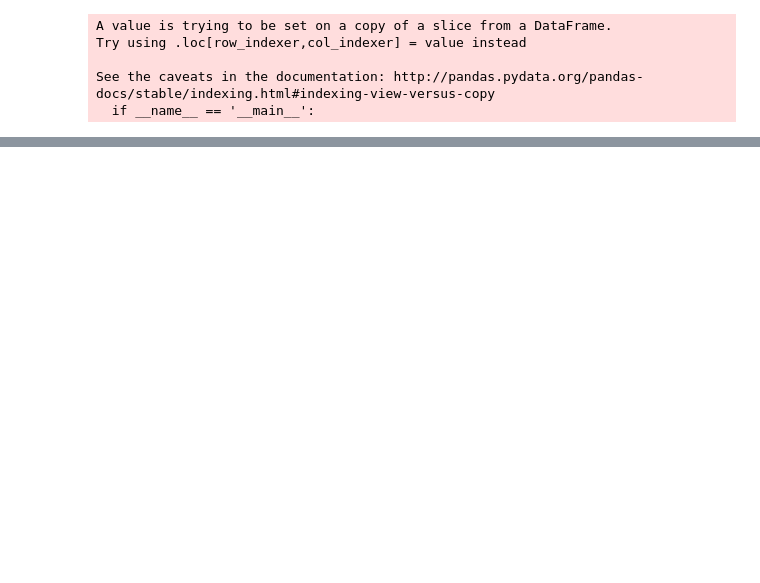
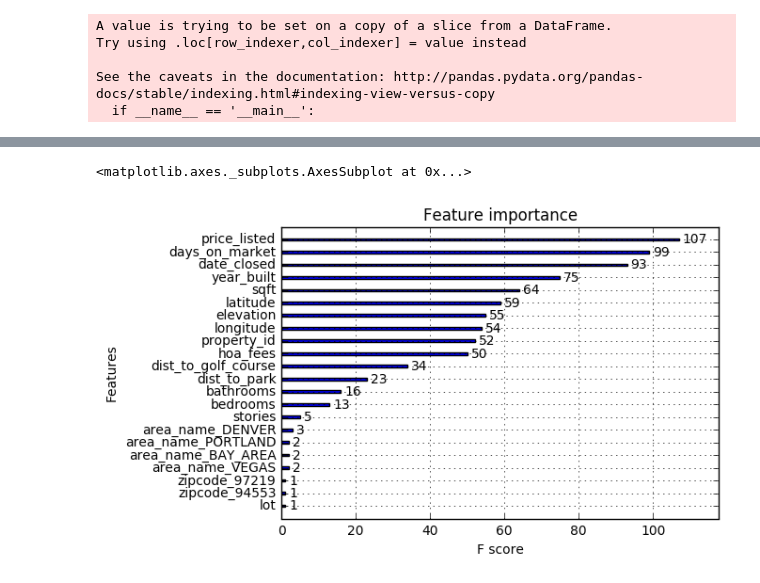
Before and after one commit to ivoytov/rentalnerd, a Jupyter notebook: scraper/predict_sale_above_list.ipynb, the cells around one changed output, grey strips where cells are left out. Cells and saved outputs as stored; diff of their text form; code cells hidden in the pictures; blank space fills up the shorter version.

```diff
--- a/scraper/predict_sale_above_list.ipynb
+++ b/scraper/predict_sale_above_list.ipynb
@@ -420,0 +412,5 @@ output.tail(5)
+# %%
+xgb.plot_importance(xgb_model)
+# %% [output]
+<matplotlib.axes._subplots.AxesSubplot at 0x...>
+[figure, added]
```
Also changed, not shown: parts of 11 cells of this notebook, 1 other file.
